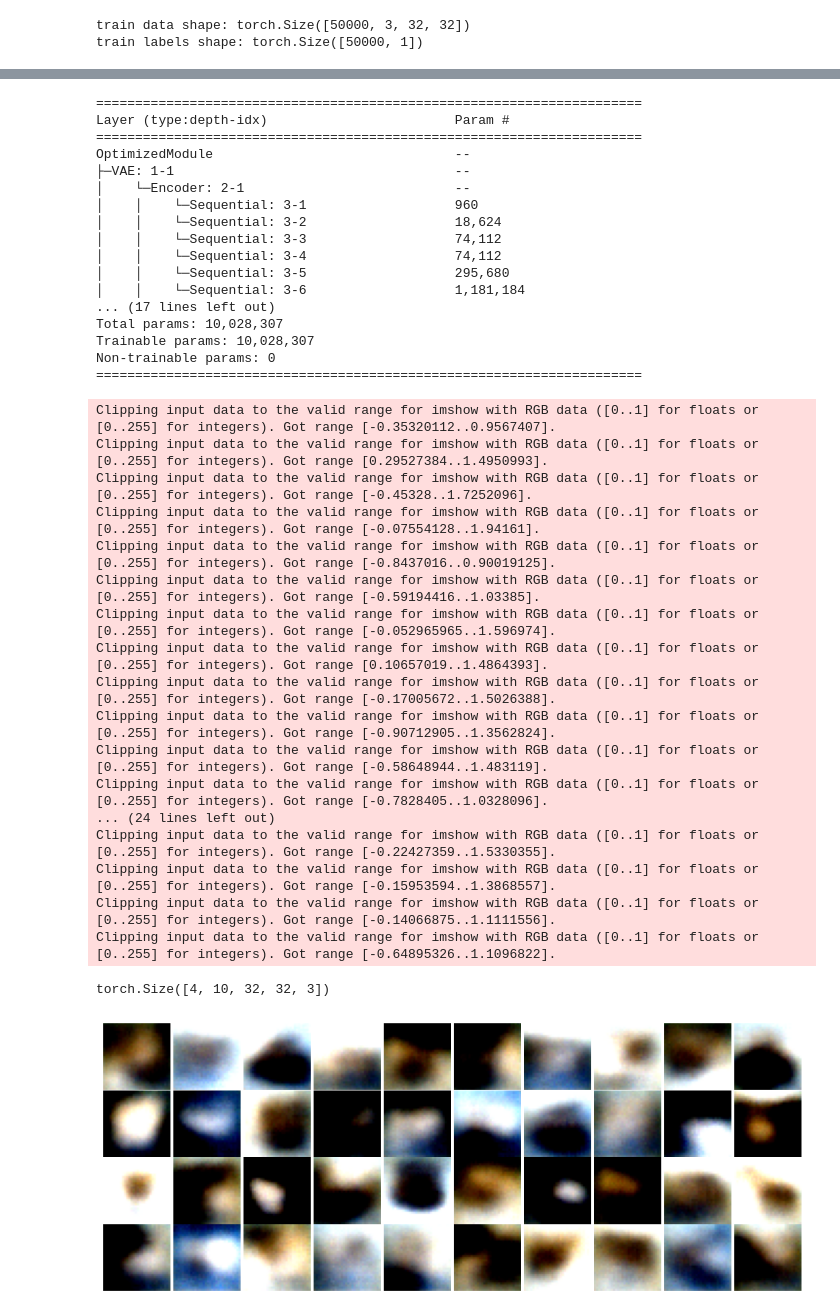
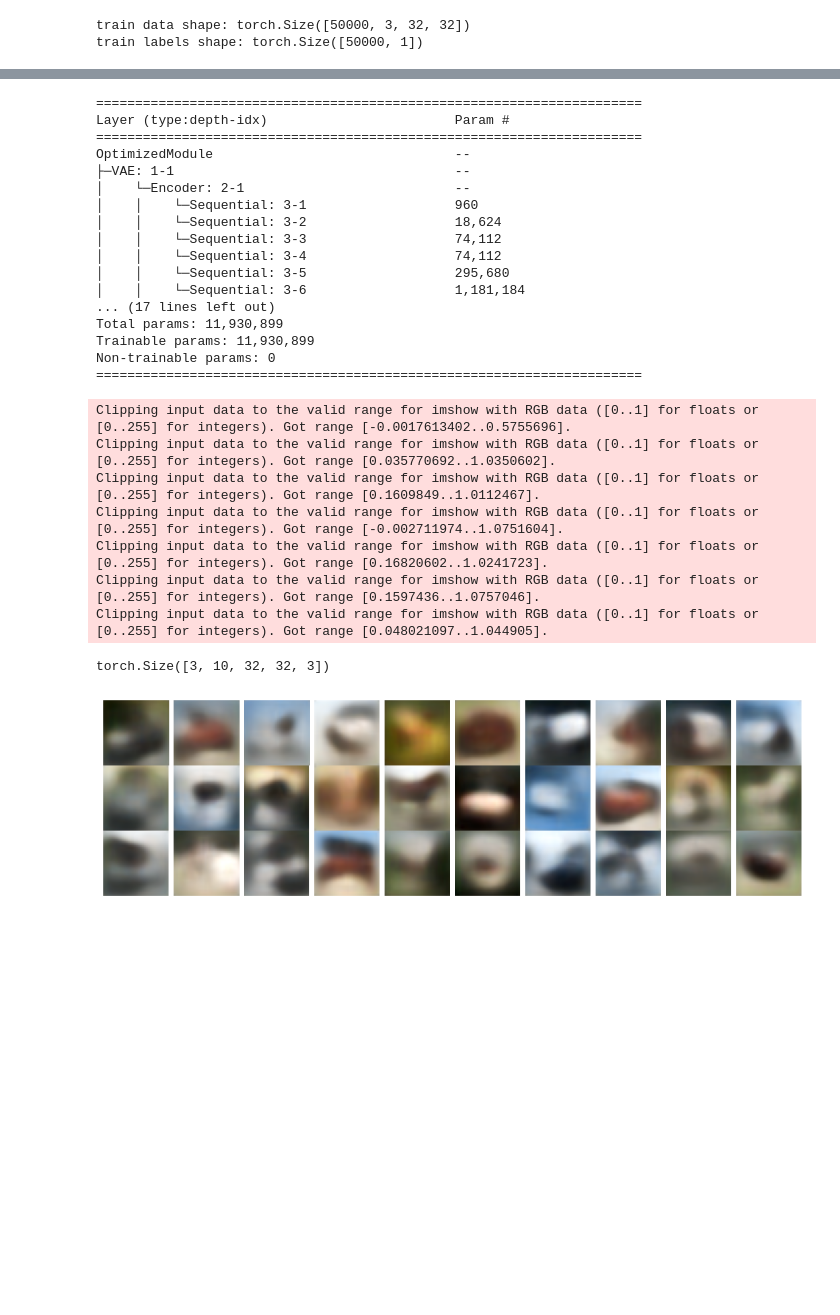
Before and after one commit to navti/MLProjects, a Jupyter notebook: VAE/vae-cifar10.ipynb, the cells around one changed output, grey strips where cells are left out. Drawn from its saved outputs; the diff is of its cells as text; code cells hidden in the pictures; blank space fills up the shorter version.

Commit message:
Update transposed convolution params in decoder.

```diff
--- a/VAE/vae-cifar10.ipynb
+++ b/VAE/vae-cifar10.ipynb
@@ -126,10 +126,10 @@ class Decoder(nn.Module):
                                      nn.ReLU(inplace=True))
         self.dconv1 = deconv_block(16*nf, 8*nf, kernel_size=3, stride=1)
         self.res1 = nn.Sequential(conv_block(8*nf, 8*nf), conv_block(8*nf, 8*nf))
-        self.dconv2 = deconv_block(8*nf, 4*nf)
-        self.dconv3 = deconv_block(4*nf, 2*nf)
+        self.dconv2 = deconv_block(8*nf, 4*nf, kernel_size=5, stride=1)
+        self.dconv3 = deconv_block(4*nf, 2*nf, kernel_size=9, stride=1)
         self.res2 = nn.Sequential(conv_block(2*nf, 2*nf), conv_block(2*nf, 2*nf))
-        self.dconv4 = deconv_block(2*nf, nf)
+        self.dconv4 = deconv_block(2*nf, nf, kernel_size=17, stride=1)
         self.dconv5 = conv_block(nf, 3,activation=False)
 
 
@@ -380,7 +399,7 @@ latent_dim = 128
 in_channels = 3
 nf = 32
 device = torch.device('cuda' if torch.cuda.is_available() else 'cpu')
-model_name = 'vaecifar10_beta_1'
+model_name = f"vaecifar10_beta_{beta}"
 loaded_model = load_model(model_name,VAE,in_channels=3, latent_dim=128, nf=32, device=device)
 if loaded_model:
     opt_model = torch.compile(loaded_model)
@@ -399,29 +418,19 @@ OptimizedModule                               --
 │    │    └─Sequential: 3-5                   295,680
 │    │    └─Sequential: 3-6                   1,181,184
 ... (17 lines left out)
-Total params: 10,028,307
-Trainable params: 10,028,307
+Total params: 11,930,899
+Trainable params: 11,930,899
 Non-trainable params: 0
 ======================================================================
 # %%
-generate_samples(4,10,opt_model)
+generate_samples(3,10,opt_model)
 # %% [output]
-Clipping input data to the valid range for imshow with RGB data ([0..1] for floats or [0..255] for integers). Got range [-0.35320112..0.9567407].
-Clipping input data to the valid range for imshow with RGB data ([0..1] for floats or [0..255] for integers). Got range [0.29527384..1.4950993].
-Clipping input data to the valid range for imshow with RGB data ([0..1] for floats or [0..255] for integers). Got range [-0.45328..1.7252096].
-Clipping input data to the valid range for imshow with RGB data ([0..1] for floats or [0..255] for integers). Got range [-0.07554128..1.94161].
-Clipping input data to the valid range for imshow with RGB data ([0..1] for floats or [0..255] for integers). Got range [-0.8437016..0.90019125].
-Clipping input data to the valid range for imshow with RGB data ([0..1] for floats or [0..255] for integers). Got range [-0.59194416..1.03385].
-Clipping input data to the valid range for imshow with RGB data ([0..1] for floats or [0..255] for integers). Got range [-0.052965965..1.596974].
-Clipping input data to the valid range for imshow with RGB data ([0..1] for floats or [0..255] for integers). Got range [0.10657019..1.4864393].
-Clipping input data to the valid range for imshow with RGB data ([0..1] for floats or [0..255] for integers). Got range [-0.17005672..1.5026388].
-Clipping input data to the valid range for imshow with RGB data ([0..1] for floats or [0..255] for integers). Got range [-0.90712905..1.3562824].
-Clipping input data to the valid range for imshow with RGB data ([0..1] for floats or [0..255] for integers). Got range [-0.58648944..1.483119].
-Clipping input data to the valid range for imshow with RGB data ([0..1] for floats or [0..255] for integers). Got range [-0.7828405..1.0328096].
-... (24 lines left out)
-Clipping input data to the valid range for imshow with RGB data ([0..1] for floats or [0..255] for integers). Got range [-0.22427359..1.5330355].
-Clipping input data to the valid range for imshow with RGB data ([0..1] for floats or [0..255] for integers). Got range [-0.15953594..1.3868557].
-Clipping input data to the valid range for imshow with RGB data ([0..1] for floats or [0..255] for integers). Got range [-0.14066875..1.1111556].
-Clipping input data to the valid range for imshow with RGB data ([0..1] for floats or [0..255] for integers). Got range [-0.64895326..1.1096822].
+Clipping input data to the valid range for imshow with RGB data ([0..1] for floats or [0..255] for integers). Got range [-0.0017613402..0.5755696].
+Clipping input data to the valid range for imshow with RGB data ([0..1] for floats or [0..255] for integers). Got range [0.035770692..1.0350602].
+Clipping input data to the valid range for imshow with RGB data ([0..1] for floats or [0..255] for integers). Got range [0.1609849..1.0112467].
+Clipping input data to the valid range for imshow with RGB data ([0..1] for floats or [0..255] for integers). Got range [-0.002711974..1.0751604].
+Clipping input data to the valid range for imshow with RGB data ([0..1] for floats or [0..255] for integers). Got range [0.16820602..1.0241723].
+Clipping input data to the valid range for imshow with RGB data ([0..1] for floats or [0..255] for integers). Got range [0.1597436..1.0757046].
+Clipping input data to the valid range for imshow with RGB data ([0..1] for floats or [0..255] for integers). Got range [0.048021097..1.044905].
-torch.Size([4, 10, 32, 32, 3])
+torch.Size([3, 10, 32, 32, 3])
-[figure, old version]
+[figure, new version]
```
Also changed, not shown: parts of 3 cells of this notebook, 3 other files.
